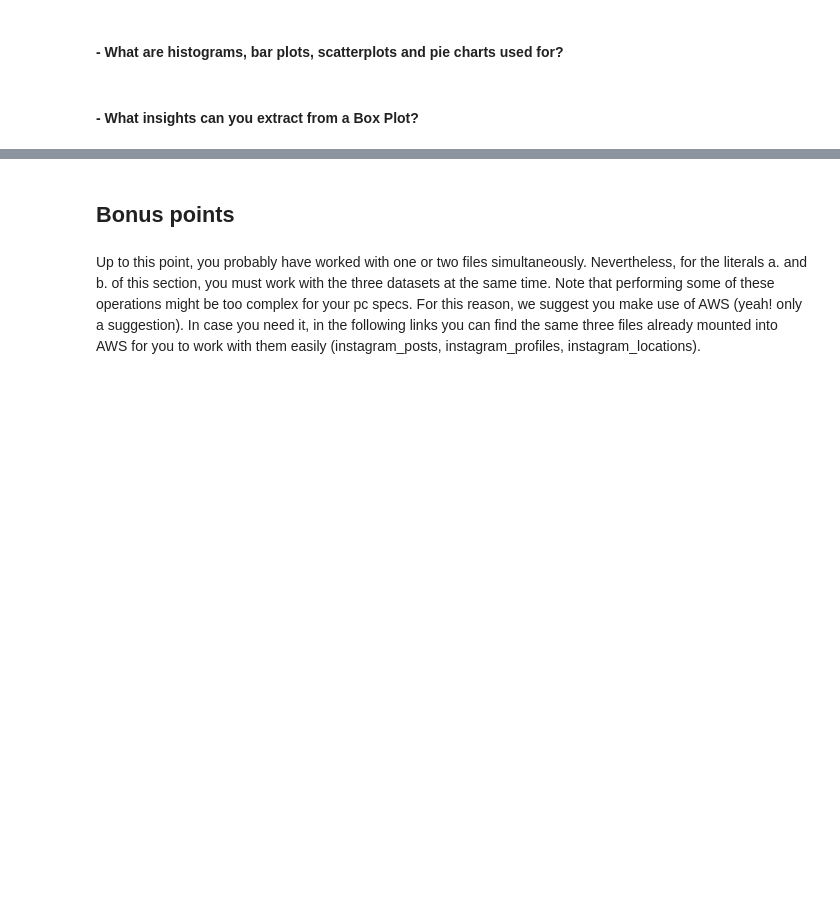
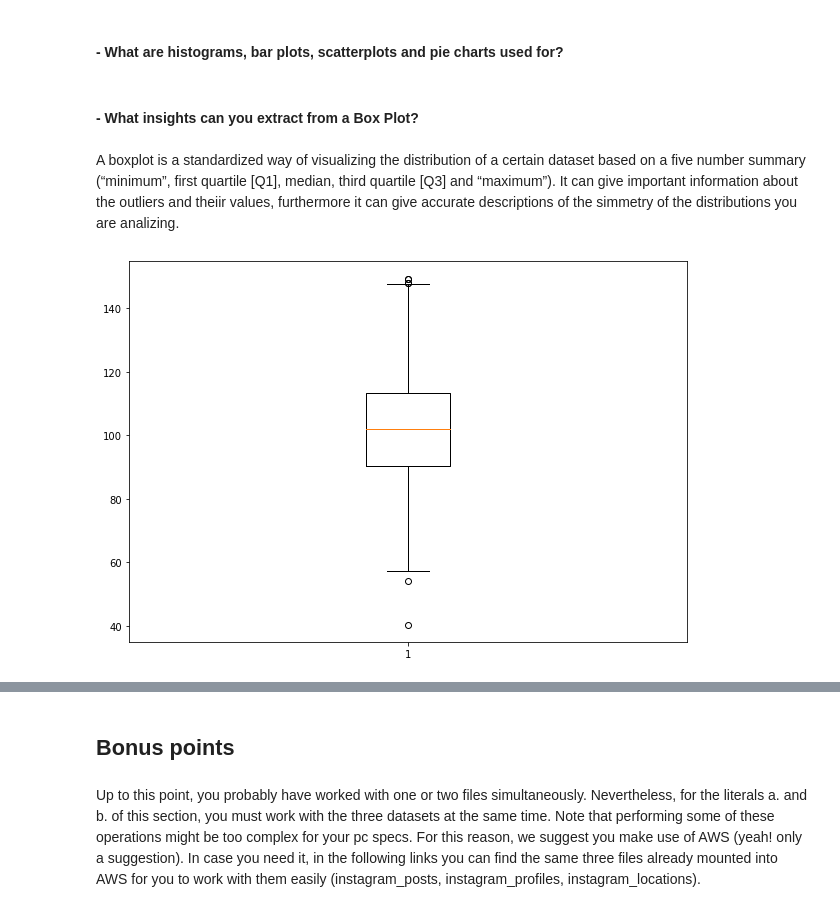
Before and after one commit to Vah1d/ADM-HW2, a Jupyter notebook: HW2.ipynb, the cells around one changed output, grey strips where cells are left out. Saved outputs shown, nothing was run; the diff lists cells and outputs as text; code cells hidden in the pictures; blank space fills up the shorter version.

```diff
--- a/HW2.ipynb
+++ b/HW2.ipynb
@@ -194,3 +266,15 @@ We see how the vast majority of instagram accounts analyzed are non-business acc
 #### - What are histograms, bar plots, scatterplots and pie charts used for?
 # %% [markdown]
 #### - What insights can you extract from a Box Plot?
+# %% [markdown]
+A boxplot is a standardized way of visualizing the distribution of a certain dataset based on a five number summary (“minimum”, first quartile [Q1], median, third quartile [Q3] and “maximum”). It can give important information about the outliers and theiir values, furthermore it can give accurate descriptions of the simmetry of the distributions you are analizing.
+# %%
+np.random.seed(10)
+data = np.random.normal(100, 20, 200)
+
+fig = plt.figure(figsize =(10, 7))
+
+plt.boxplot(data)
+plt.show()
+# %% [output]
+[figure, added]
```
Also changed, not shown: parts of 11 cells of this notebook.
